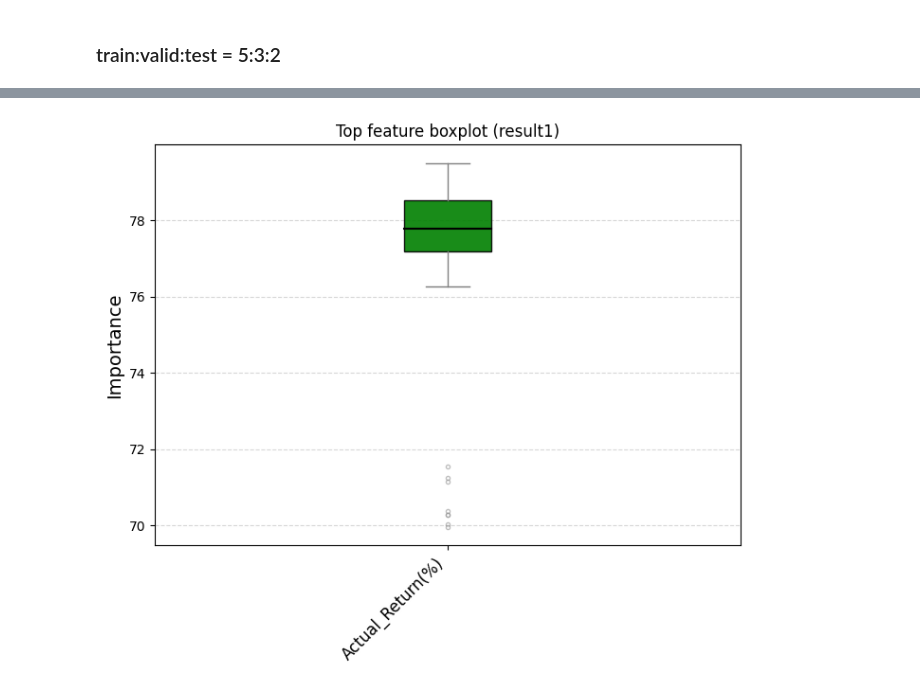
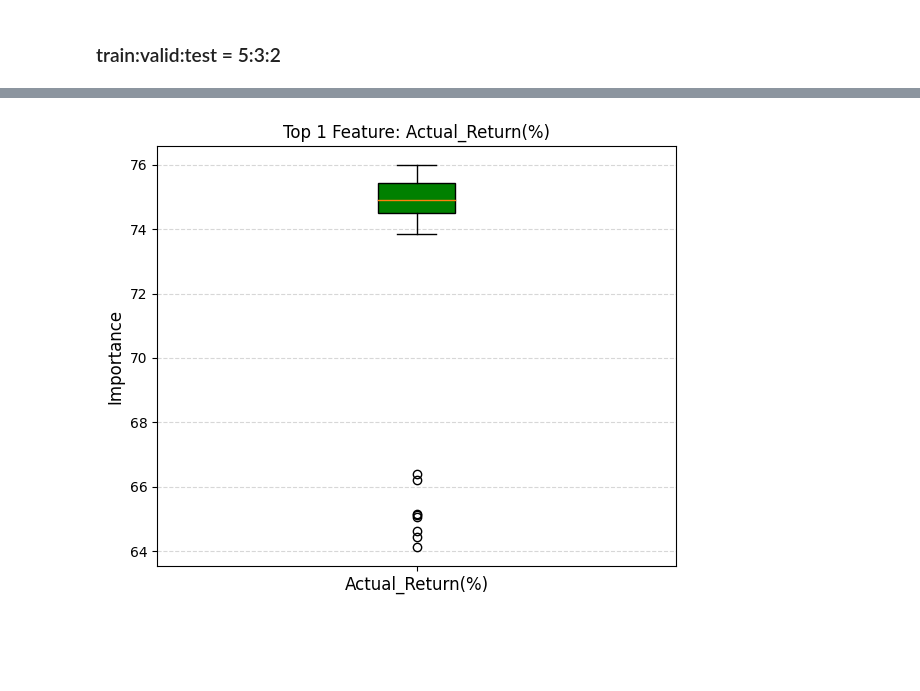
Before and after one commit to Dooman-cloud/TS-RL---, a Jupyter notebook: notebooks/sharing/05. Boruta.ipynb, the cells around one changed output, grey strips where cells are left out. Cells and saved outputs as stored; diff of their text form; code cells hidden in the pictures; blank space fills up the shorter version.

Commit message:
(수정) MinMax Scaling삭제후 train데이터로 Boruta / data_selected.csv 변경

```diff
--- a/notebooks/sharing/05. Boruta.ipynb
+++ b/notebooks/sharing/05. Boruta.ipynb
@@ -53,9 +45,4 @@ X_scaled
 # %% [markdown]
 ### train:valid:test = 5:3:2
-# %%
-#데이터 셋을 5:3:2로 나누기
-
-X_scaled_train=X_scaled[:int(0.5*len(X_scaled))]
-y_train=y[:int(0.5*len(y))]
 # %%
 # 랜덤 포레스트 + Boruta (class_weight 2개 자동 실행)
@@ -284,71 +360,29 @@ feat_df_result2, imp_pct_result2 = plot_boruta_result(result2, "Feature selectio
 # %%
-# result1/result2 각각 상위 변수 플롯
-if 'feat_df_result1' not in globals() or 'feat_df_result2' not in globals():
-    raise NameError("먼저 9번 셀을 실행해 feat_df_result1/2, imp_pct_result1/2를 생성하세요.")
+# 상위 1개 변수만 간단히 시각화
+feature_names = X_train.columns.tolist()
 
+# 중요도 1위 변수
+top1 = feat_df_result.sort_values('mean_importance', ascending=False).iloc[0]
+feat_name = top1['feature']
+feat_status = top1['status']
+feat_idx = feature_names.index(feat_name)
 
-def plot_top_features(feat_df_local, imp_pct_local, title, top_n=2):
-    # 중요도 상위 변수 선택
-    top_df = feat_df_local.sort_values(by='mean_importance', ascending=False).head(top_n)
-    top_feature = top_df['feature'].tolist()
-    top_status = top_df['status'].tolist()
-    top_idx = [list(X.columns).index(f) for f in top_feature]
+# 유효 importance 값만 사용
+vals = imp_pct_result[:, feat_idx]
+vals = vals[np.isfinite(vals)]
 
-    vals = imp_pct_local[:, top_idx]
+color_map = {'Confirmed': 'green', 'Tentative': 'yellow', 'Rejected': 'red'}
+box_color = color_map.get(feat_status, 'gray')
 
-    # 각 변수별 유효값만 추출
-    box_vals = []
-    box_labels = []
-    box_status = []
-    for i, f in enumerate(top_feature):
-        v = vals[:, i]
-        v = v[np.isfinite(v)]
-        if len(v) == 0:
-            continue
-        box_vals.append(v)
-        box_labels.append(f)
-        box_status.append(top_status[i])
+plt.figure(figsize=(6, 5))
+bp = plt.boxplot([vals], patch_artist=True, showfliers=True)
+bp['boxes'][0].set_facecolor(box_color)
 
-    if len(box_vals) == 0:
-        raise ValueError(f"{title}: 표시할 유효 값이 없습니다.")
-
-    plt.figure(figsize=(7, 6))
-    bp = plt.boxplot(box_vals, patch_artist=True, showfliers=True)
-
-    color_map = {
-        'Confirmed': 'green',
-        'Tentative': 'yellow',
-        'Rejected': 'red'
-    }
-    top_color = [color_map[s] for s in box_status]
-
-    for patch, color in zip(bp['boxes'], top_color):
-        patch.set_facecolor(color)
-        patch.set_alpha(0.9)
-
-    for whisker in bp['whiskers']:
-        whisker.set(color='gray', linewidth=1)
-
-    for cap in bp['caps']:
-        cap.set(color='gray', linewidth=1)
-
-    for median in bp['medians']:
-        median.set(color='black', linewidth=1.5)
-
-    for flier in bp['fliers']:
-        flier.set(marker='o', markersize=3, alpha=0.5,
-                  markerfacecolor='white', markeredgecolor='gray')
-
-    plt.xticks(range(1, len(box_labels) + 1), box_labels, rotation=45, ha='right', fontsize=12)
-    plt.ylabel("Importance", fontsize=14)
-    plt.title(title)
-    plt.grid(axis='y', linestyle='--', alpha=0.5)
-
-    plt.tight_layout()
-    plt.show()
-
-
-plot_top_features(feat_df_result1, imp_pct_result1, "Top feature boxplot (result1)", top_n=1)
-plot_top_features(feat_df_result2, imp_pct_result2, "Top feature boxplot (result2)", top_n=1)
+plt.xticks([1], [feat_name], fontsize=12)
+plt.ylabel('Importance', fontsize=12)
+plt.title(f'Top 1 Feature: {feat_name}')
+plt.grid(axis='y', linestyle='--', alpha=0.5)
+plt.tight_layout()
+plt.show()
 # %% [output]
-[figure, old version]
+[figure, new version]
```
Also changed, not shown: parts of 14 cells of this notebook, 1 other file.
